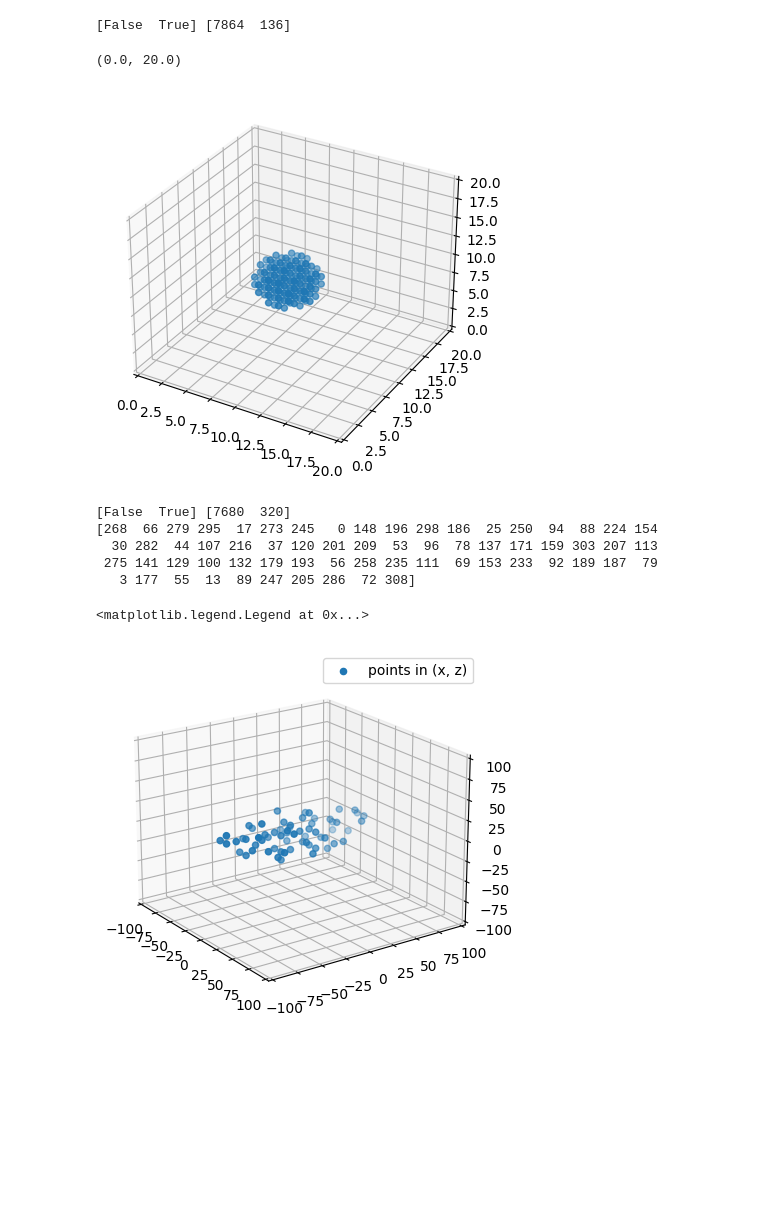
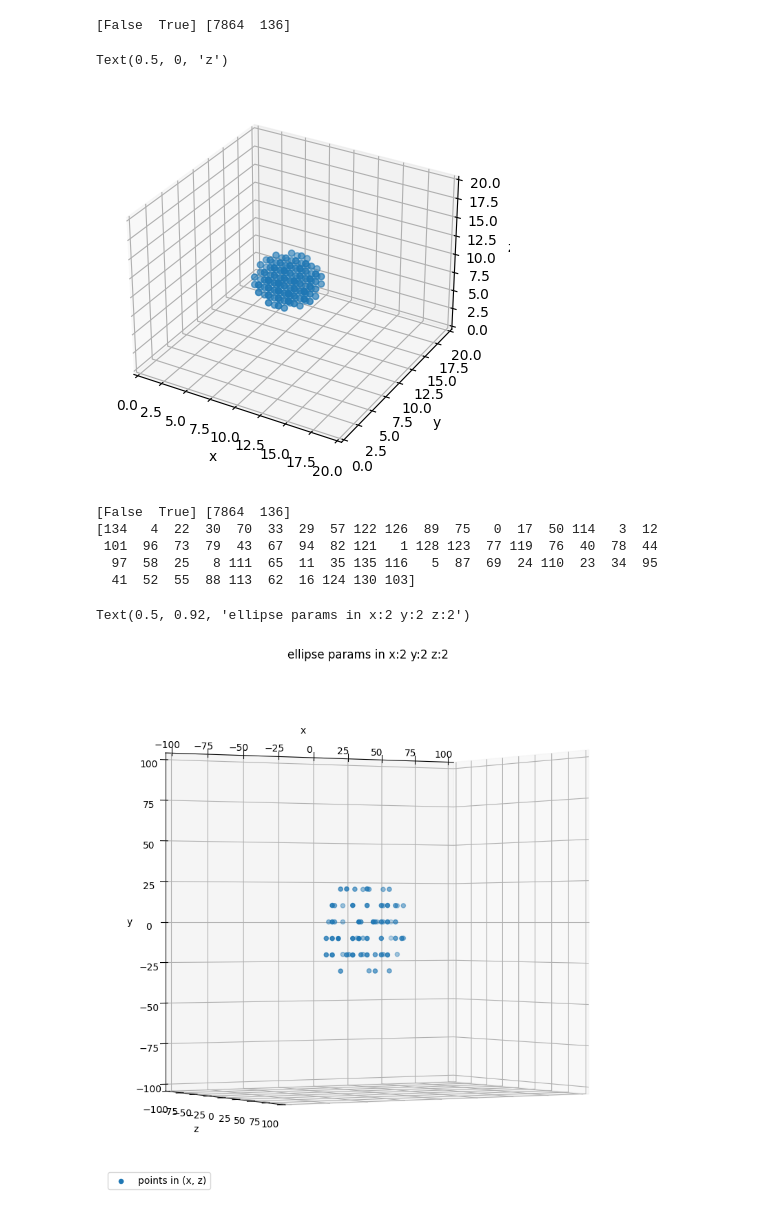
Before and after one commit to b-s-sdl/ba-thesis-python_utils, a Jupyter notebook: build_ellipsoid/playground.ipynb, the cells around one changed output. Drawn from its saved outputs; the diff is of its cells as text; code cells hidden in the pictures; blank space fills up the shorter version.

```diff
--- a/build_ellipsoid/playground.ipynb
+++ b/build_ellipsoid/playground.ipynb
@@ -16,52 +16,61 @@ ax.scatter(x, y, z, label='points in (x, z)')
 ax.set_xlim(0,size)
 ax.set_ylim(0,size)
 ax.set_zlim(0,size)
+
+ax.set_xlabel("x")
+ax.set_ylabel("y")
+ax.set_zlabel("z")
 # %% [output]
 [False  True] [7864  136]
-(0.0, 20.0)
+Text(0.5, 0, 'z')
-[figure, old version]
+[figure, new version]
 # %%
 size = 20
+plt.rcParams["figure.figsize"] = (10,10)
 
-ellipsoid = rg.ellipsoid(size,[3,8,3])
+ellipsoid = rg.ellipsoid(size,[5,5,5])
 #print(ellipsoid.astype(np.int_))
 unique, counts = np.unique(ellipsoid, return_counts=True)
 print(unique,counts)
 
 ax = plt.figure().add_subplot(projection='3d')
 #print(ellipsoid.nonzero())
 x,y,z = ellipsoid.nonzero()
 np.random.seed(8)
 xran2 = np.random.choice(len(x), 64, replace=False)
 print(xran2)
 xran_plot = []
 yran_plot = []
 zran_plot = []
 
 for i in xran2:
     xran_plot.append(x[i])
     yran_plot.append(y[i])
     zran_plot.append(z[i])
 
 xran_plot = 10 * np.array(xran_plot)-100
 yran_plot = 10 * np.array(yran_plot)-100
 zran_plot = 10 * np.array(zran_plot)-100
 
 #ax.scatter(x, y, z, label='points in (x, z)')
 ax.scatter(xran_plot, yran_plot, zran_plot, label='points in (x, z)')
 
 ax.set_xlim(-size*5,size*5)
 ax.set_ylim(-size*5,size*5)
 ax.set_zlim(-size*5,size*5)
 
-ax.view_init(elev=20., azim=-35, roll=0)
+ax.view_init(elev=120, azim=-0, roll=90)
 
-ax.legend()
+ax.set_xlabel("x")
+ax.set_ylabel("y")
+ax.set_zlabel("z")
+ax.legend(loc = "lower left")
+ax.set_title(f"ellipse params in x:2 y:2 z:2")
 # %% [output]
-[False  True] [7680  320]
-[268  66 279 295  17 273 245   0 148 196 298 186  25 250  94  88 224 154
-  30 282  44 107 216  37 120 201 209  53  96  78 137 171 159 303 207 113
- 275 141 129 100 132 179 193  56 258 235 111  69 153 233  92 189 187  79
-   3 177  55  13  89 247 205 286  72 308]
+[False  True] [7864  136]
+[134   4  22  30  70  33  29  57 122 126  89  75   0  17  50 114   3  12
+ 101  96  73  79  43  67  94  82 121   1 128 123  77 119  76  40  78  44
+  97  58  25   8 111  65  11  35 135 116   5  87  69  24 110  23  34  95
+  41  52  55  88 113  62  16 124 130 103]
-<matplotlib.legend.Legend at 0x...>
+Text(0.5, 0.92, 'ellipse params in x:2 y:2 z:2')
-[figure, old version]
+[figure, new version]
```
Also changed, not shown: 14 other files.
